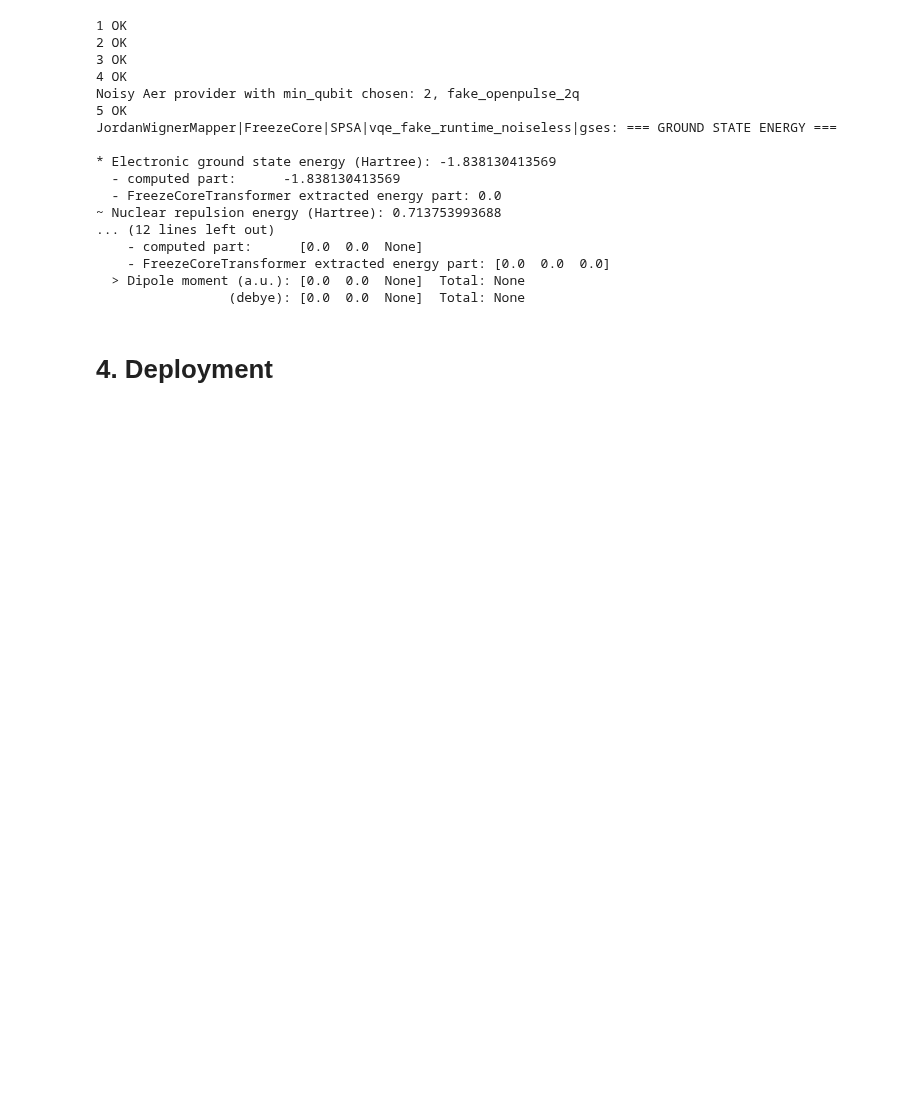
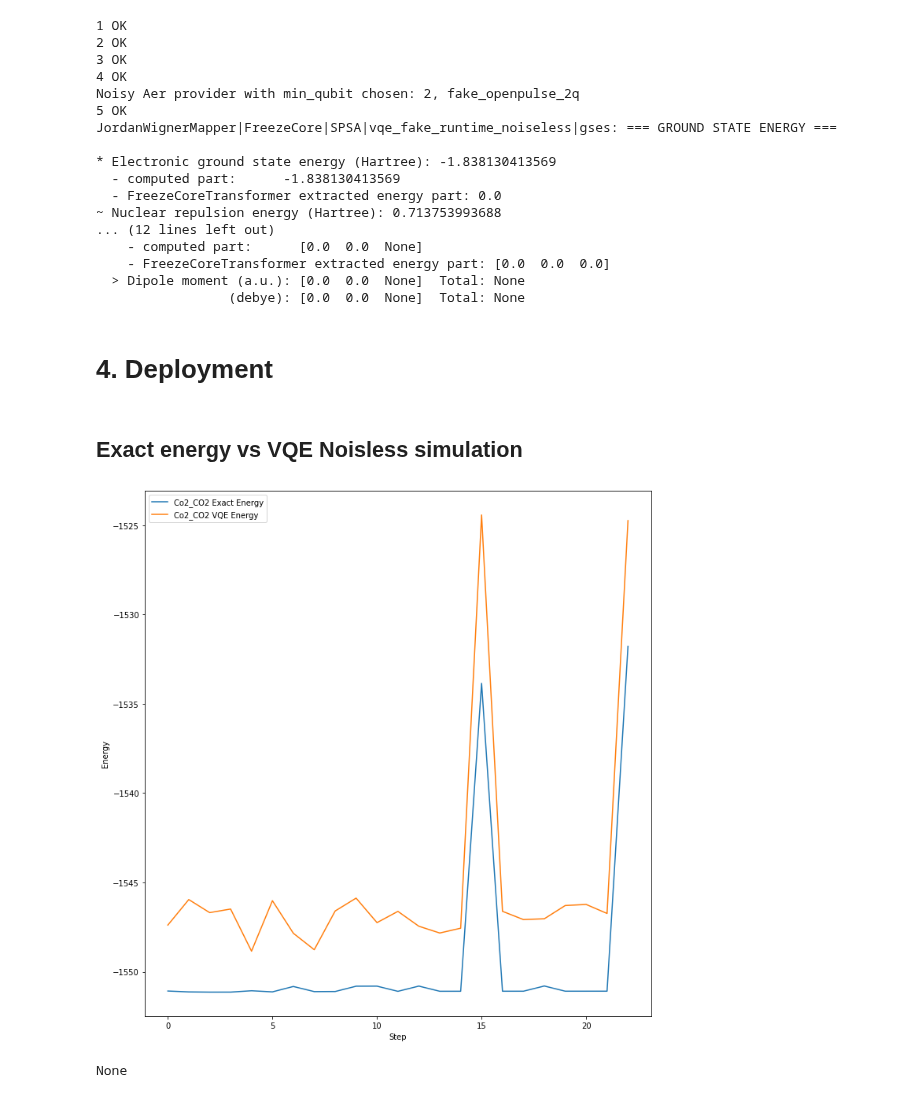
Before and after one commit to buttercutter/quantum-climate-challenge-2023, a Jupyter notebook: notebooks/deloitte_2023_quantux.ipynb, the cells around one changed output. Drawn from its saved outputs; the diff is of its cells as text; code cells hidden in the pictures; blank space fills up the shorter version.

Commit message:
Added results from exact and simulation coordinate results comparing the Quantistry data. FreezeCore dummy ranges are updated to reduce the problem size.

```diff
--- a/notebooks/deloitte_2023_quantux.ipynb
+++ b/notebooks/deloitte_2023_quantux.ipynb
@@ -453,7 +577,7 @@ def _5_get_solver_optimizer(display_dict, problem, hyperparam, qubit_op, qubit_c
     method_lst = ['Nelder-Mead', 'Powell', 'CG', 'BFGS', 'L-BFGS-B', 'TNC', 'COBYLA', 'SLSQP', 'trust-constr']
     opt = [partial(minimize, method=i) for i in method_lst]
 
-    optimizer_lst = [SPSA(maxiter=100), SLSQP(maxiter=100)] + opt
+    optimizer_lst = [SPSA(maxiter=1), SLSQP(maxiter=1)] + opt
     optimizer_name = ['SPSA', 'SLSQP'] + ['minimize_{}'.format(i) for i in method_lst]
 
     optimizer_dict = dict(zip(optimizer_name, optimizer_lst))
@@ -576,6 +700,34 @@ def _5_get_solver_optimizer(display_dict, problem, hyperparam, qubit_op, qubit_c
         ground_state = solver.compute_minimum_eigenvalue(qubit_op)
         energy = ground_state.eigenvalue
 
+    elif solver_type == 'vqe_runtime_real':
+        options_ZNE = Options()
+        options_ZNE.execution.shots = 8900
+        options_ZNE.optimization_level = 0 # no optimization
+        options_ZNE.resilience_level = 2 # ZNE
+        options_ZNE.resilience.noise_factors = [np.pi/2, (np.pi/2)*2, (np.pi/2)*3]
+        options_ZNE.resilience.noise_amplifier = "LocalFoldingAmplifier"
+        options_ZNE.resilience.extrapolator = "QuadraticExtrapolator"
+
+        options = options_ZNE
+        #options = None
+        init_data = []
+        ansatz = initial_circuit_chosen
+        optimizer = SPSA(1)
+
+        #start = time.time()
+        with Session(service=service, backend=backend_real) as session:
+            # Prepare extended primitive
+            rt_estimator = RetryEstimator(session=session, options=options)
+            # set up algorithm
+            custom_vqe = CustomVQE(rt_estimator, ansatz, optimizer, callback=callback_real, init_data=init_data)
+            # run algorithm
+            result = custom_vqe.compute_minimum_eigenvalue(qubit_op)
+            ground_state = result
+            energy = result.eigenvalue
+        #end = time.time()
+        #print(f'execution time (s): {end - start:.2f}')
+
     # Customizable solver and optimizers
     # =============================
     # Solvers
@@ -788,3 +976,16 @@ def get_a_molecule_bopes(input_value, hyperparam, input_type = 'molecule',
+# %%
+def getCoordinate(data, step, size):
+    mol_start = step*size
+    mol = data.get("atom").values[mol_start:mol_start + size]
+    #print(data, dir(mol), mol)
+    coords = []
+    for size_start in range(mol_start,mol_start + size):
+        coordx = float(data.get("x")[size_start:size_start+1].values[:1].real[0])
+        coordy = float(data.get("y")[size_start:size_start+1].values[:1].real[0])
+        coordz = float(data.get("z")[size_start:size_start+1].values[:1].real[0])
+
+        coords.append([coordx,coordy,coordz])
+    return mol, coords
 # %% [markdown]
 # 3-2. Calculate molecule energy by BOPES calculations with Variable MOF atomic distance relative to gas molecule
 # %% [markdown]
@@ -891,0 +1171,7 @@ JordanWignerMapper|FreezeCore|SPSA|vqe_fake_runtime_noiseless|gses: === GROUND S
+# %% [markdown]
+## Exact energy vs VQE Noisless simulation
+# %%
+runVQEEnergies('Co2_CO2', 1,1,[59, 16, 12, 16], range(13,30))
+# %% [output]
+[figure, added]
+None
```
Also changed, not shown: parts of 20 cells of this notebook.
